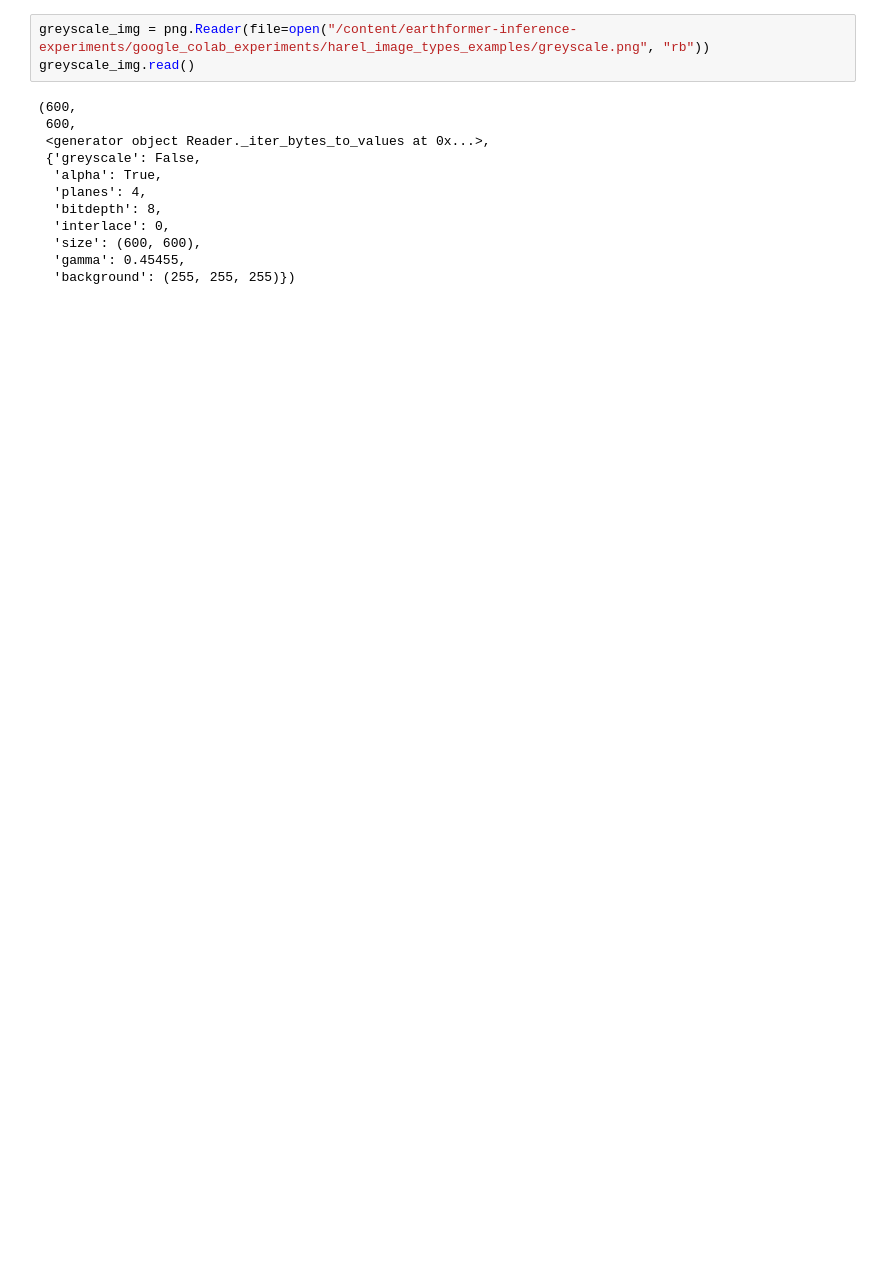
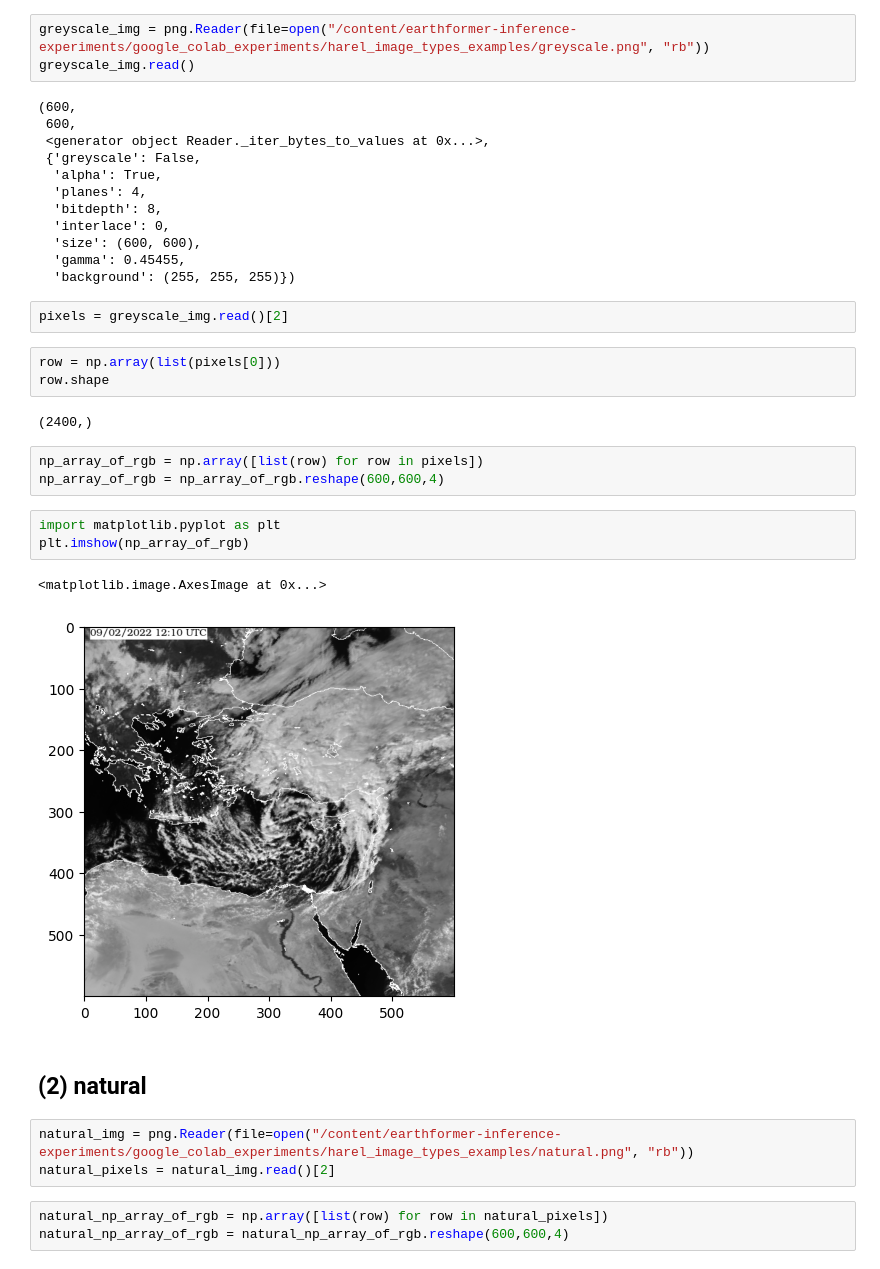
Before and after one commit to leahandofir/earthformer-inference-experiments, a Jupyter notebook: working_with_h5_files.ipynb, the cells around one changed output. Saved outputs shown, nothing was run; the diff lists cells and outputs as text; blank space fills up the shorter version.

```diff
--- a/working_with_h5_files.ipynb
+++ b/working_with_h5_files.ipynb
@@ -95,3 +97,27 @@ greyscale_img.read()
   'size': (600, 600),
   'gamma': 0.45455,
   'background': (255, 255, 255)})
+# %%
+pixels = greyscale_img.read()[2]
+# %%
+row = np.array(list(pixels[0]))
+row.shape
+# %% [output]
+(2400,)
+# %%
+np_array_of_rgb = np.array([list(row) for row in pixels])
+np_array_of_rgb = np_array_of_rgb.reshape(600,600,4)
+# %%
+import matplotlib.pyplot as plt
+plt.imshow(np_array_of_rgb)
+# %% [output]
+<matplotlib.image.AxesImage at 0x...>
+[figure, added]
+# %% [markdown]
+## (2) natural
+# %%
+natural_img = png.Reader(file=open("/content/earthformer-inference-experiments/google_colab_experiments/harel_image_types_examples/natural.png", "rb"))
+natural_pixels = natural_img.read()[2]
+# %%
+natural_np_array_of_rgb = np.array([list(row) for row in natural_pixels])
+natural_np_array_of_rgb = natural_np_array_of_rgb.reshape(600,600,4)
```
Also changed, not shown: parts of 5 cells of this notebook.
